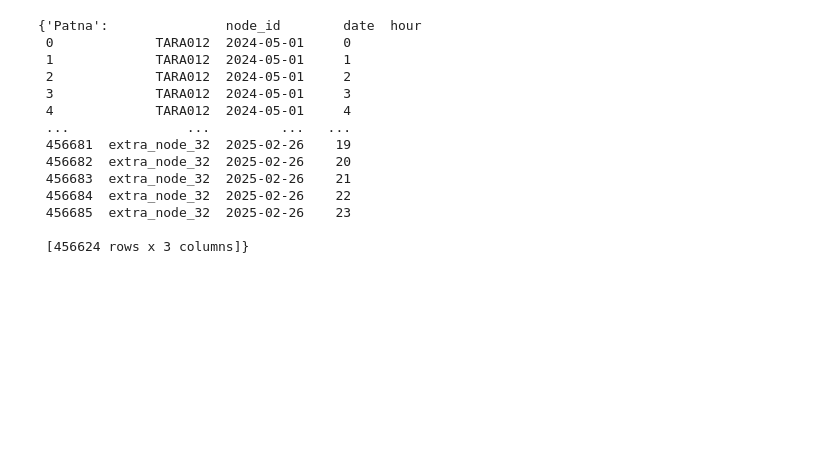
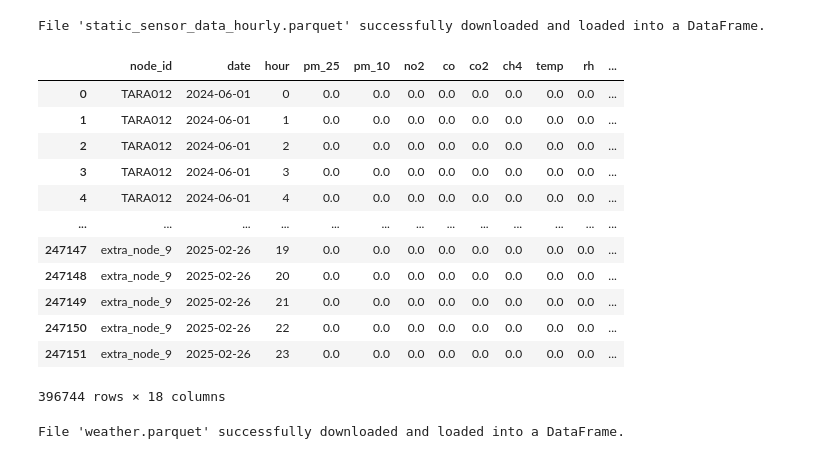
Before and after one commit to EconAIorg/vayu-gnn, a Jupyter notebook: notebooks/features/preprocessor.ipynb, the cells around one changed output. Cells and saved outputs as stored; diff of their text form; code cells hidden in the pictures; blank space fills up the shorter version.

```diff
--- a/notebooks/features/preprocessor.ipynb
+++ b/notebooks/features/preprocessor.ipynb
@@ -26,17 +12,0 @@ complete_df.drop(columns='datetime', inplace=True)
-# %%
-preprocessor._create_feature_base_panels()
-# %% [output]
-{'Patna':               node_id        date  hour
- 0             TARA012  2024-05-01     0
- 1             TARA012  2024-05-01     1
- 2             TARA012  2024-05-01     2
- 3             TARA012  2024-05-01     3
- 4             TARA012  2024-05-01     4
- ...               ...         ...   ...
- 456681  extra_node_32  2025-02-26    19
- 456682  extra_node_32  2025-02-26    20
- 456683  extra_node_32  2025-02-26    21
- 456684  extra_node_32  2025-02-26    22
- 456685  extra_node_32  2025-02-26    23
-
- [456624 rows x 3 columns]}
@@ -43,4 +15,25 @@ preprocessor._create_feature_base_panels()
 # %%
 city = 'Patna'
+# %%
+sensor = dbx_helper.read_parquet(dbx_helper.clean_input_path, f'sensor_data/{city}', f"static_sensor_data_hourly.parquet")
+sensor
+# %% [output]
+File 'static_sensor_data_hourly.parquet' successfully downloaded and loaded into a DataFrame.
+|  | node_id | date | hour | pm_25 | pm_10 | no2 | co | co2 | ch4 | temp | rh | ... |
+| 0 | TARA012 | 2024-06-01 | 0 | 0.0 | 0.0 | 0.0 | 0.0 | 0.0 | 0.0 | 0.0 | 0.0 | ... |
+| 1 | TARA012 | 2024-06-01 | 1 | 0.0 | 0.0 | 0.0 | 0.0 | 0.0 | 0.0 | 0.0 | 0.0 | ... |
+| 2 | TARA012 | 2024-06-01 | 2 | 0.0 | 0.0 | 0.0 | 0.0 | 0.0 | 0.0 | 0.0 | 0.0 | ... |
+| 3 | TARA012 | 2024-06-01 | 3 | 0.0 | 0.0 | 0.0 | 0.0 | 0.0 | 0.0 | 0.0 | 0.0 | ... |
+| 4 | TARA012 | 2024-06-01 | 4 | 0.0 | 0.0 | 0.0 | 0.0 | 0.0 | 0.0 | 0.0 | 0.0 | ... |
+| ... | ... | ... | ... | ... | ... | ... | ... | ... | ... | ... | ... | ... |
+| 247147 | extra_node_9 | 2025-02-26 | 19 | 0.0 | 0.0 | 0.0 | 0.0 | 0.0 | 0.0 | 0.0 | 0.0 | ... |
+| 247148 | extra_node_9 | 2025-02-26 | 20 | 0.0 | 0.0 | 0.0 | 0.0 | 0.0 | 0.0 | 0.0 | 0.0 | ... |
+| 247149 | extra_node_9 | 2025-02-26 | 21 | 0.0 | 0.0 | 0.0 | 0.0 | 0.0 | 0.0 | 0.0 | 0.0 | ... |
+| 247150 | extra_node_9 | 2025-02-26 | 22 | 0.0 | 0.0 | 0.0 | 0.0 | 0.0 | 0.0 | 0.0 | 0.0 | ... |
+| 247151 | extra_node_9 | 2025-02-26 | 23 | 0.0 | 0.0 | 0.0 | 0.0 | 0.0 | 0.0 | 0.0 | 0.0 | ... |
+396744 rows × 18 columns
 # %%
-df = dbx_helper.read_csv(dbx_helper.raw_input_path, f'weather/{city}', f"weather.csv")
+weather = dbx_helper.read_parquet(dbx_helper.clean_input_path, f'weather/{city}', f"weather.parquet")
+weather
+# %% [output]
+File 'weather.parquet' successfully downloaded and loaded into a DataFrame.
```
Also changed, not shown: parts of 9 cells of this notebook, 8 other files.
